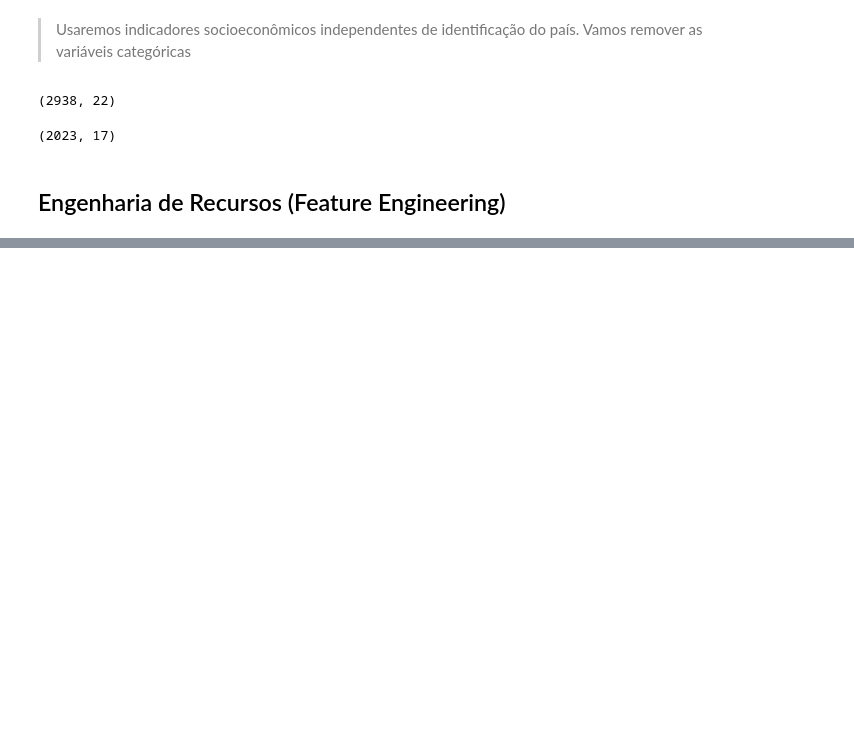
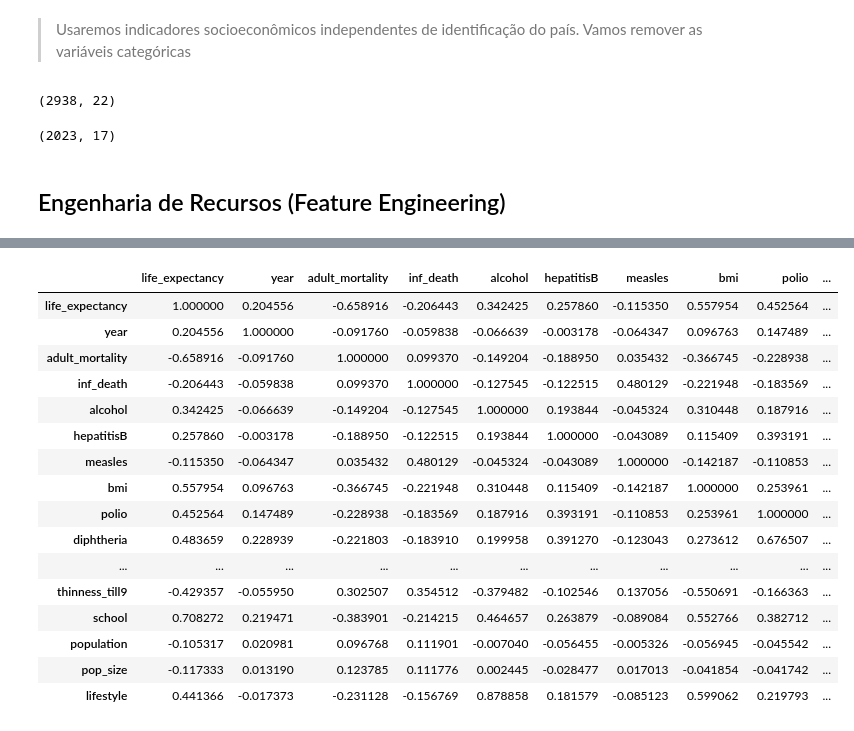
Before and after one commit to anandasouza/Modelagem_estatistica_em_indicadores_socioeconomicos, a Jupyter notebook: projetoestatistica.ipynb, the cells around one changed output, grey strips where cells are left out. Cells and saved outputs as stored; diff of their text form; code cells hidden in the pictures; blank space fills up the shorter version.

```diff
--- a/projetoestatistica.ipynb
+++ b/projetoestatistica.ipynb
@@ -448,0 +478,16 @@ novo_df.shape
+# %%
+#Criamos uma nova variavel com todos os valores preenchidos com 1, que é a primeira faixa, ou seja, todos os registros vão ter o valor 1 (inicio tudo com 1)
+novo_df['pop_size'] = 1
+# %%
+#Fazendo um filtro
+# Definimos a faixa onde a variável terá o valor 2
+#Se a população for menor que pontos_cortes com índice 1 e população for maior que pontos_cortes no índice 0 vou colocar pop size como 2
+#Estou entre 33% e 67%
+#Número 1 e 0 é a indexação em Python, que inicia por 0
+#“Procure todas as linhas onde a condição é verdadeira, e mude o valor da coluna 'pop_size' para 2.”
+novo_df.loc[(novo_df.population < pontos_corte[1]) & (novo_df.population > pontos_corte[0]), 'pop_size'] = 2
+# %%
+# Definimos a faixa onde a variável terá o valor 3
+#Se a população for maior ou igual a pontos_corte 1 então vou colocar na faixa 3
+#“Procure todas as linhas onde a condição é verdadeira, e mude o valor da coluna 'pop_size' para 3.”
+novo_df.loc[novo_df.population >= pontos_corte[1], 'pop_size'] = 3
@@ -448,0 +515,4 @@ novo_df.shape
+# %%
+#Criando a nova variável
+novo_df['lifestyle'] = 0 #Estou preenchendo a variável com valor 0
+novo_df.lifestyle = novo_df['bmi'] * novo_df['alcohol'] #Nova variável vai trazer o bmi * alcohol
@@ -448,0 +603,21 @@ novo_df.shape
+# %%
+#Calculando a correlação entre as variáveis
+novo_df.corr()
+# %% [output]
+|  | life_expectancy | year | adult_mortality | inf_death | alcohol | hepatitisB | measles | bmi | polio | ... |
+| life_expectancy | 1.000000 | 0.204556 | -0.658916 | -0.206443 | 0.342425 | 0.257860 | -0.115350 | 0.557954 | 0.452564 | ... |
+| year | 0.204556 | 1.000000 | -0.091760 | -0.059838 | -0.066639 | -0.003178 | -0.064347 | 0.096763 | 0.147489 | ... |
+| adult_mortality | -0.658916 | -0.091760 | 1.000000 | 0.099370 | -0.149204 | -0.188950 | 0.035432 | -0.366745 | -0.228938 | ... |
+| inf_death | -0.206443 | -0.059838 | 0.099370 | 1.000000 | -0.127545 | -0.122515 | 0.480129 | -0.221948 | -0.183569 | ... |
+| alcohol | 0.342425 | -0.066639 | -0.149204 | -0.127545 | 1.000000 | 0.193844 | -0.045324 | 0.310448 | 0.187916 | ... |
+| hepatitisB | 0.257860 | -0.003178 | -0.188950 | -0.122515 | 0.193844 | 1.000000 | -0.043089 | 0.115409 | 0.393191 | ... |
+| measles | -0.115350 | -0.064347 | 0.035432 | 0.480129 | -0.045324 | -0.043089 | 1.000000 | -0.142187 | -0.110853 | ... |
+| bmi | 0.557954 | 0.096763 | -0.366745 | -0.221948 | 0.310448 | 0.115409 | -0.142187 | 1.000000 | 0.253961 | ... |
+| polio | 0.452564 | 0.147489 | -0.228938 | -0.183569 | 0.187916 | 0.393191 | -0.110853 | 0.253961 | 1.000000 | ... |
+| diphtheria | 0.483659 | 0.228939 | -0.221803 | -0.183910 | 0.199958 | 0.391270 | -0.123043 | 0.273612 | 0.676507 | ... |
+| ... | ... | ... | ... | ... | ... | ... | ... | ... | ... | ... |
+| thinness_till9 | -0.429357 | -0.055950 | 0.302507 | 0.354512 | -0.379482 | -0.102546 | 0.137056 | -0.550691 | -0.166363 | ... |
+| school | 0.708272 | 0.219471 | -0.383901 | -0.214215 | 0.464657 | 0.263879 | -0.089084 | 0.552766 | 0.382712 | ... |
+| population | -0.105317 | 0.020981 | 0.096768 | 0.111901 | -0.007040 | -0.056455 | -0.005326 | -0.056945 | -0.045542 | ... |
+| pop_size | -0.117333 | 0.013190 | 0.123785 | 0.111776 | 0.002445 | -0.028477 | 0.017013 | -0.041854 | -0.041742 | ... |
+| lifestyle | 0.441366 | -0.017373 | -0.231128 | -0.156769 | 0.878858 | 0.181579 | -0.085123 | 0.599062 | 0.219793 | ... |
```
Also changed, not shown: parts of 25 cells of this notebook.
